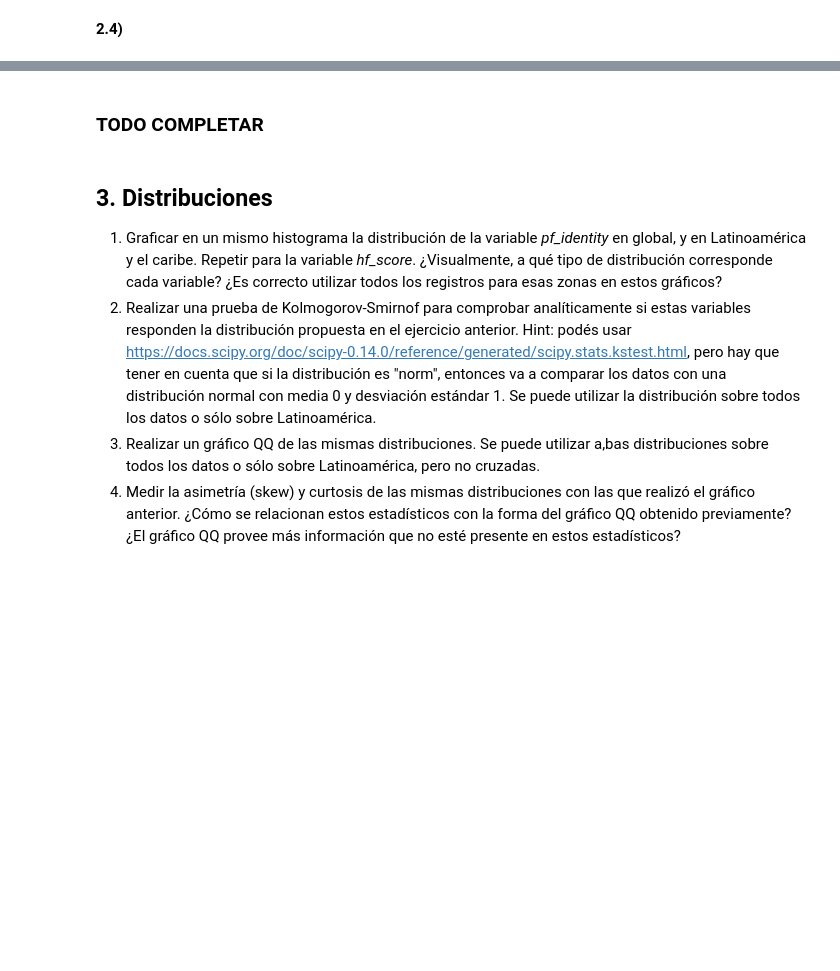
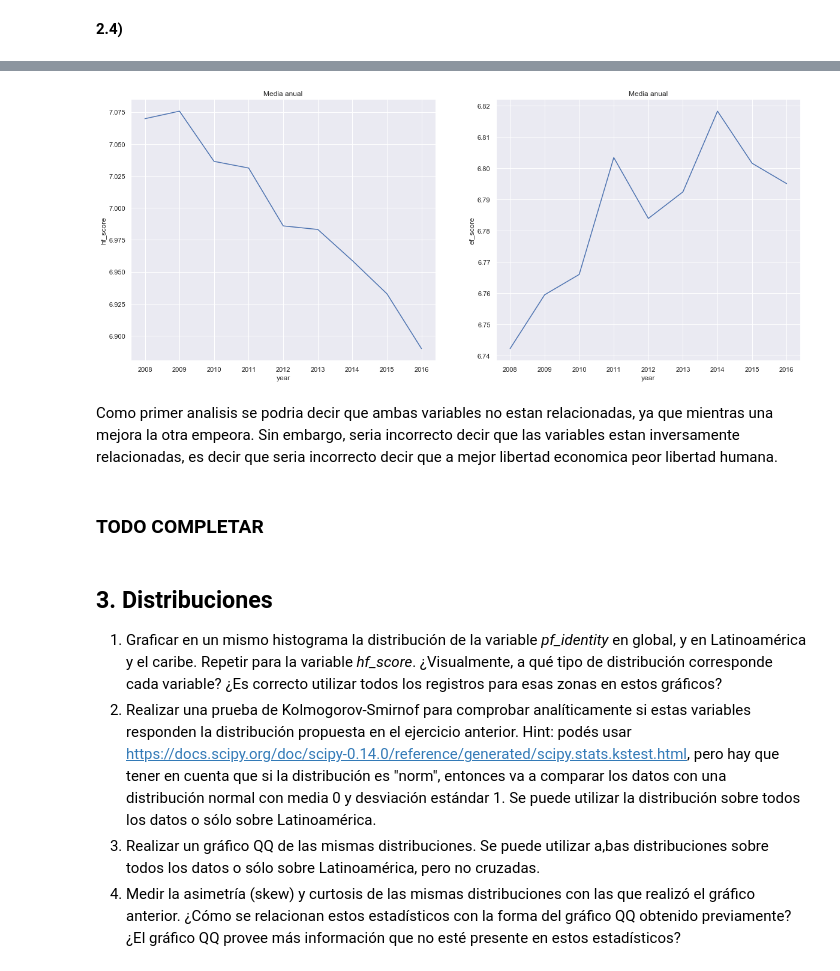
Before and after one commit to lvc0107/diplodatos, a Jupyter notebook: notebooks/practico1.ipynb, the cells around one changed output, grey strips where cells are left out. Cells and saved outputs as stored; diff of their text form; code cells hidden in the pictures; blank space fills up the shorter version.

```diff
--- a/notebooks/practico1.ipynb
+++ b/notebooks/practico1.ipynb
@@ -416,3 +368,13 @@ plot_means_years(dataset, 'ef_score')
+# %%
+fig, axes = plt.subplots(figsize=(20, 8), ncols=2, nrows=1)
+for i, column in enumerate(['hf_score', 'ef_score']):
+    axes[i].set_title('Media anual')
+    sb.lineplot(data=dataset, x='year', y=column, ci=None, ax=axes[i])
+plt.show()
+# %% [output]
+[figure, added]
+# %% [markdown]
+Como primer analisis se podria decir que ambas variables no estan relacionadas, ya que mientras una mejora la otra empeora. Sin embargo, seria incorrecto decir que las variables estan inversamente relacionadas, es decir que seria incorrecto decir que a mejor libertad economica peor libertad humana.
 # %% [markdown]
 ### TODO COMPLETAR
 # %% [markdown]
```
Also changed, not shown: parts of 16 cells of this notebook.
